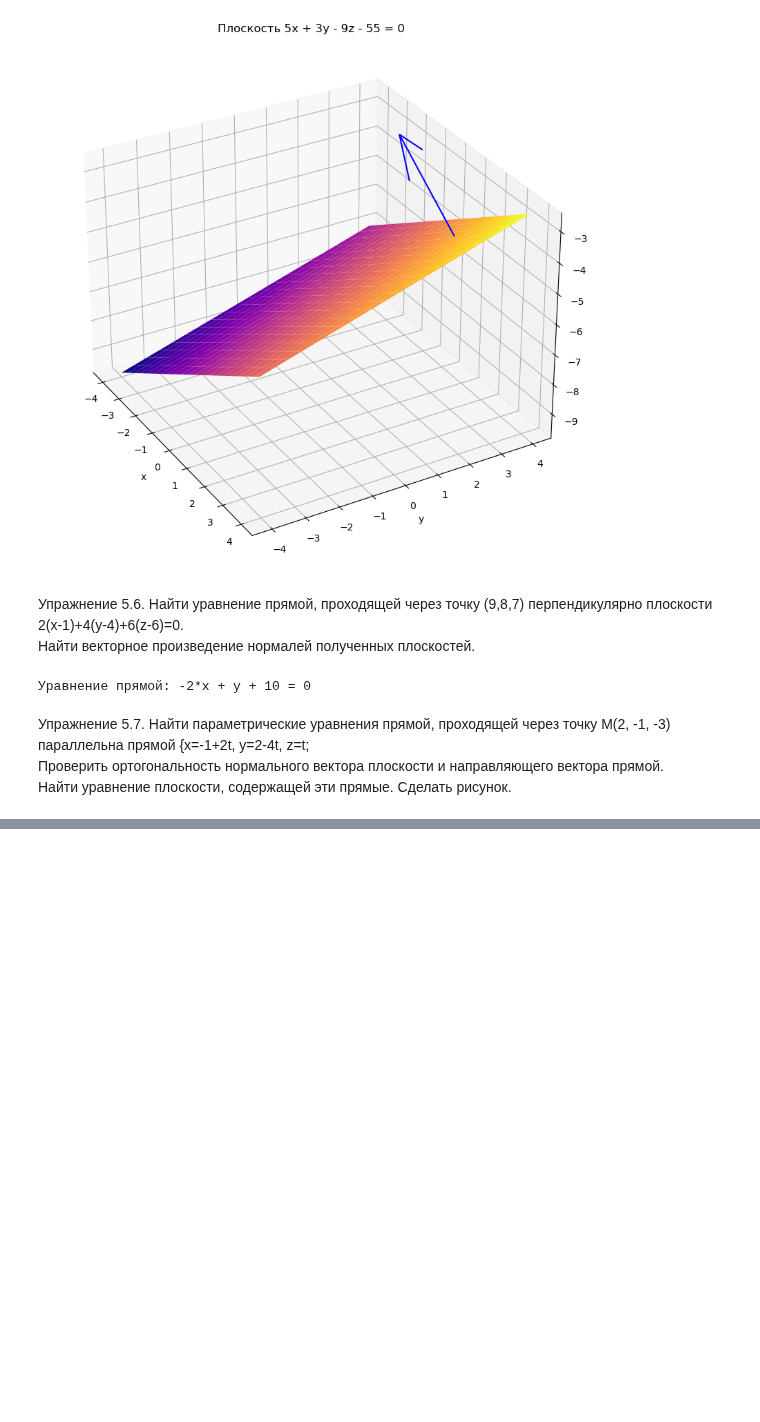
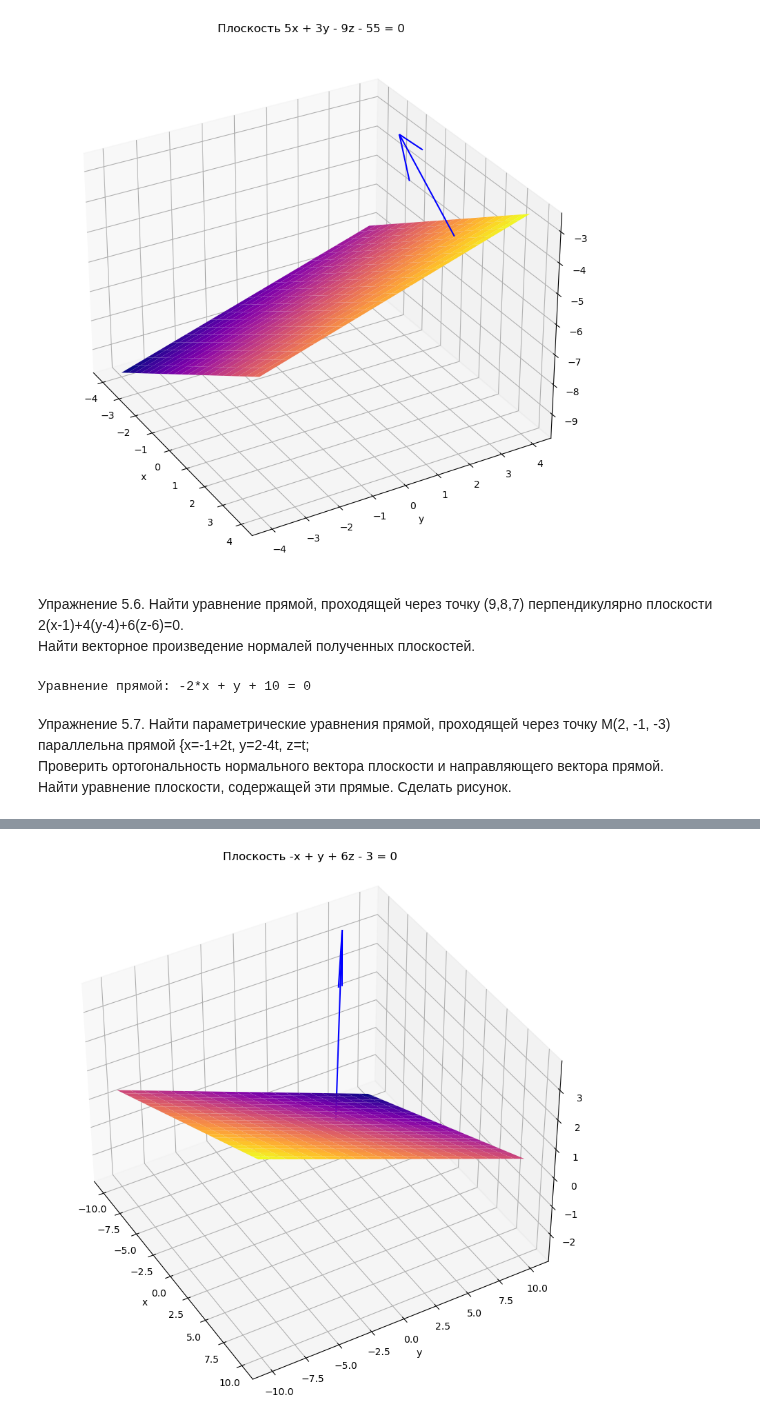
Before and after one commit to Jrvvv/Math_With_Py, a Jupyter notebook: linear_alg/PL5.ipynb, the cells around one changed output, grey strips where cells are left out. Drawn from its saved outputs; the diff is of its cells as text; code cells hidden in the pictures; blank space fills up the shorter version.

```diff
--- a/linear_alg/PL5.ipynb
+++ b/linear_alg/PL5.ipynb
@@ -252,3 +252,96 @@ print(f'Уравнение прямой: {line[0]} = 0')
 # %% [markdown]
 Упражнение 5.7. Найти параметрические уравнения прямой, проходящей через точку М(2, -1, -3) параллельна прямой {x=-1+2t, y=2-4t, z=t;<br>
 Проверить ортогональность нормального вектора плоскости и направляющего вектора прямой.<br> Найти уравнение плоскости, содержащей эти прямые. Сделать рисунок.
+# %%
+x, y, z, t = sp.symbols('x y z t', real=True)
+
+M = sp.Point(2, -1, -3)
+
+f1 = -1 + 2*t
+f2 = 2 - 4*t
+f3 = t
+
+P0 = sp.Point3D(f1.subs([(t, 0)]).evalf(),
+                f2.subs([(t, 0)]).evalf(),
+                f3.subs([(t, 0)]).evalf())
+
+P1 = sp.Point3D(f1.subs([(t, 1)]).evalf(),
+                f2.subs([(t, 1)]).evalf(),
+                f3.subs([(t, 1)]).evalf())
+
+# Построение прямой и параллельной прямой
+line = sp.Line3D(P0, P1)
+
+paral_line = line.parallel_line(M)
+
+# Направляющий вектор параллельной прямой
+v_l = paral_line.direction
+
+v_line = np.asarray(v_l)
+
+# Находим точку на параллельной прямой
+eq_par_line = paral_line.equation(x, y, z)
+
+a = 0
+b = sp.solve(eq_par_line.subs([(x, a)])[0].evalf() , y)[0]
+c = 0
+
+# Можно и так
+# b = 0
+# a = sp.solve(eq_par_line.subs([(z, b)])[1].evalf() , x)[0]
+# c = 0
+
+P2 = sp.Point3D(a, b, c)
+
+# Построение плоскости
+plane = sp.Plane(P0, P1, P2)
+
+eq_plane = plane.equation(x, y, z)
+
+A = float(eq_plane.coeff(x, 1).evalf())
+B = float(eq_plane.coeff(y, 1).evalf())
+C = float(eq_plane.coeff(z, 1).evalf())
+D = float(eq_plane.subs([(x, 0), (y, 0), (z, 0)]).evalf())
+
+# Вектор нормали плоскости
+v_normali = plane.normal_vector
+
+n_plane = np.asarray(v_normali)
+
+if n_plane @ v_line == 0:
+  print('Вектор нормали и направляющий вектор ортогональны')
+
+print(f'Уравнение плоскости: {eq_plane} = 0')
+print(f'Уравнение прямых:\n {line.equation()[0]} = 0\n {eq_par_line[0]} = 0')
+
+# ______________
+# Отрисовка
+# ______________
+f = lambda x, y: (-A * x - B * y - D) / C # строим плоскость
+
+fig = plt.figure(figsize=(10, 10)) # создаём холст
+
+ax = fig.add_subplot(1, 1, 1, projection='3d')
+
+xval = np.linspace(-10, 10, 100) # разбиение для x
+yval = np.linspace(-10, 10, 100) # разбиение для y
+
+x, y = np.meshgrid(xval, yval)
+
+p = np.asarray(P0) # точка на плоскости
+
+v = np.asarray(n_plane) # вектор нормали
+
+ax.quiver(*p, *v, color='blue') # строим вектор нормали
+
+z = f(x, y) # вычисляем значения z в точках
+
+surf = ax.plot_surface(x, y, z, rstride=5, cstride=5, cmap=cm.plasma) # строим плоскость
+
+plt.xlabel('x')
+plt.ylabel('y')
+plt.title('Плоскость -x + y + 6z - 3 = 0')
+
+ax.view_init(39, -30)
+plt.show()
+# %% [output]
@@ -254,0 +353 @@ print(f'Уравнение прямой: {line[0]} = 0')
+[figure, added]
```
Also changed, not shown: parts of 5 cells of this notebook.
